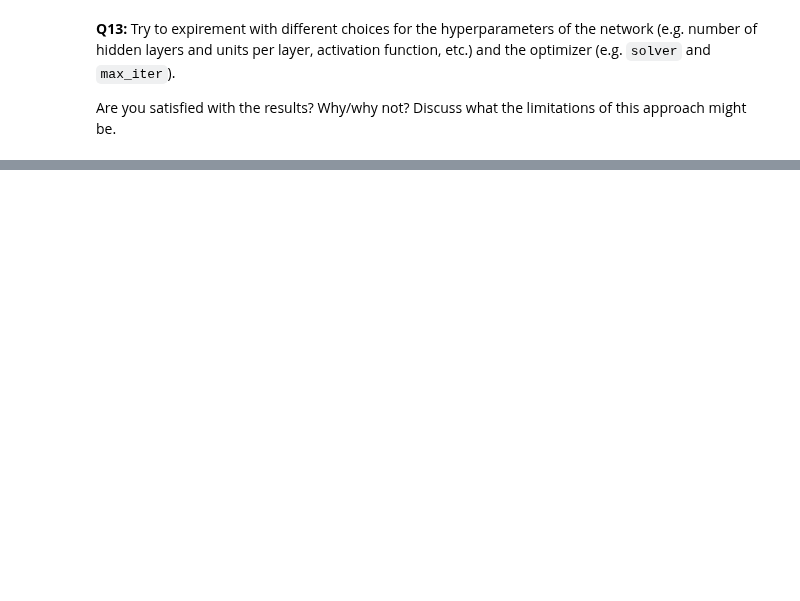
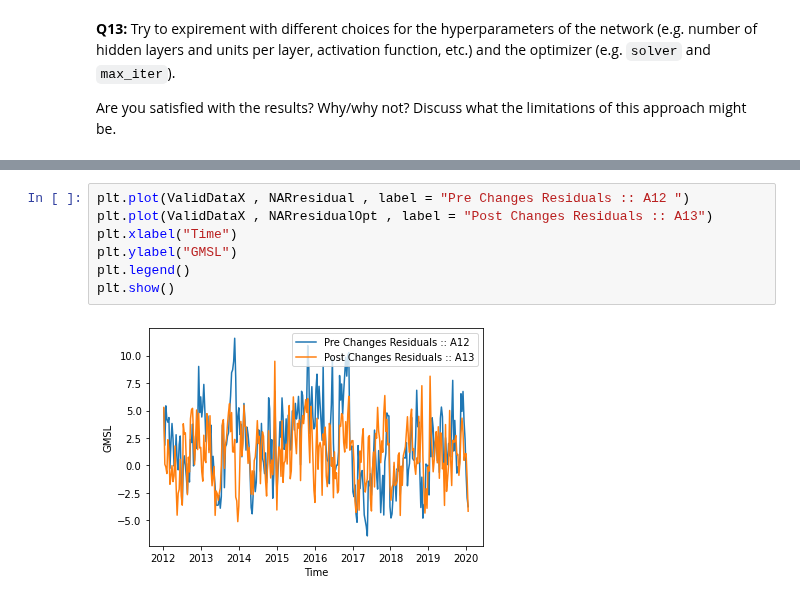
Before and after one commit to amannayak/Time-Series-and-Sequence-Analysis, a Jupyter notebook: Task1/tssl_lab1.ipynb, the cells around one changed output, grey strips where cells are left out. Drawn from its saved outputs; the diff is of its cells as text; blank space fills up the shorter version.

```diff
--- a/Task1/tssl_lab1.ipynb
+++ b/Task1/tssl_lab1.ipynb
@@ -458,0 +482,9 @@ plt.show()
+# %%
+plt.plot(ValidDataX , NARresidual , label = "Pre Changes Residuals :: A12 ")
+plt.plot(ValidDataX , NARresidualOpt , label = "Post Changes Residuals :: A13")
+plt.xlabel("Time")
+plt.ylabel("GMSL")
+plt.legend()
+plt.show()
+# %% [output]
+[figure, added]
```
Also changed, not shown: parts of 15 cells of this notebook.
